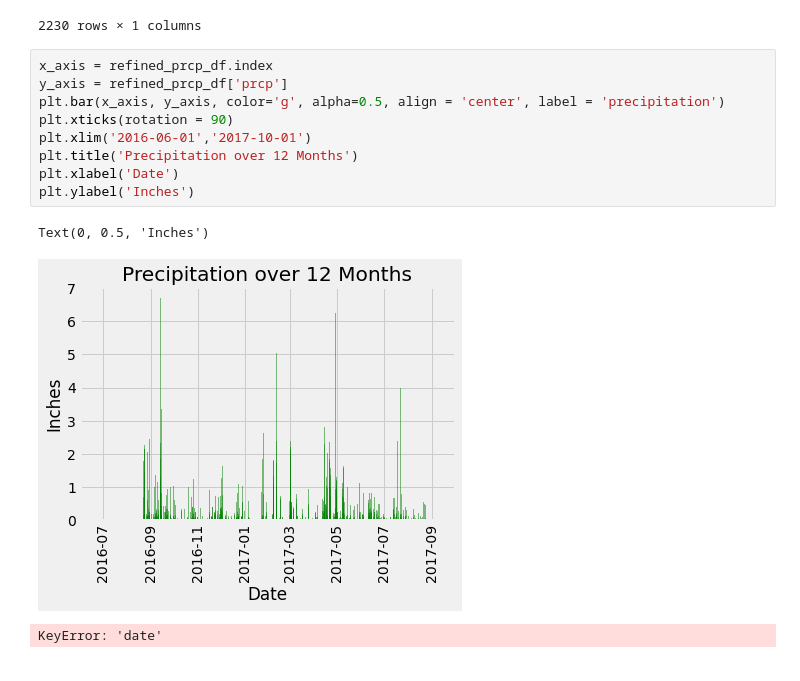
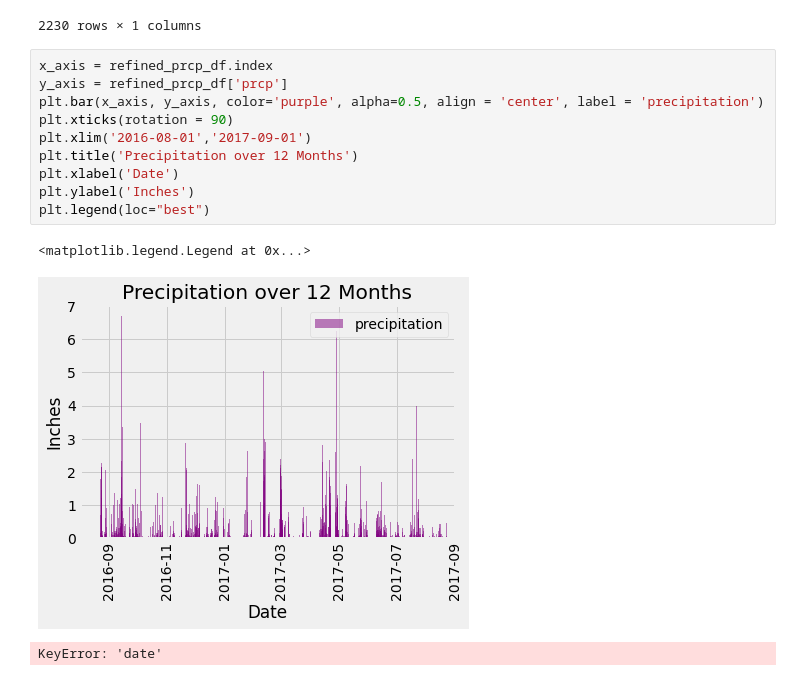
Before and after one commit to kylagelev/sqlalchemy-challenge, a Jupyter notebook: climate.ipynb, the cells around one changed output. Cells and saved outputs as stored; diff of their text form.

Commit message:
finished graph

```diff
--- a/climate.ipynb
+++ b/climate.ipynb
@@ -185,15 +185,16 @@ refined_prcp_df
 # %%
 x_axis = refined_prcp_df.index
 y_axis = refined_prcp_df['prcp']
-plt.bar(x_axis, y_axis, color='g', alpha=0.5, align = 'center', label = 'precipitation')
+plt.bar(x_axis, y_axis, color='purple', alpha=0.5, align = 'center', label = 'precipitation')
 plt.xticks(rotation = 90)
-plt.xlim('2016-06-01','2017-10-01')
+plt.xlim('2016-08-01','2017-09-01')
 plt.title('Precipitation over 12 Months')
 plt.xlabel('Date')
 plt.ylabel('Inches')
+plt.legend(loc="best")
 # %% [output]
-Text(0, 0.5, 'Inches')
+<matplotlib.legend.Legend at 0x...>
-[figure, old version]
+[figure, new version]
 # %%
 # %% [output]
 KeyError: 'date'
```
